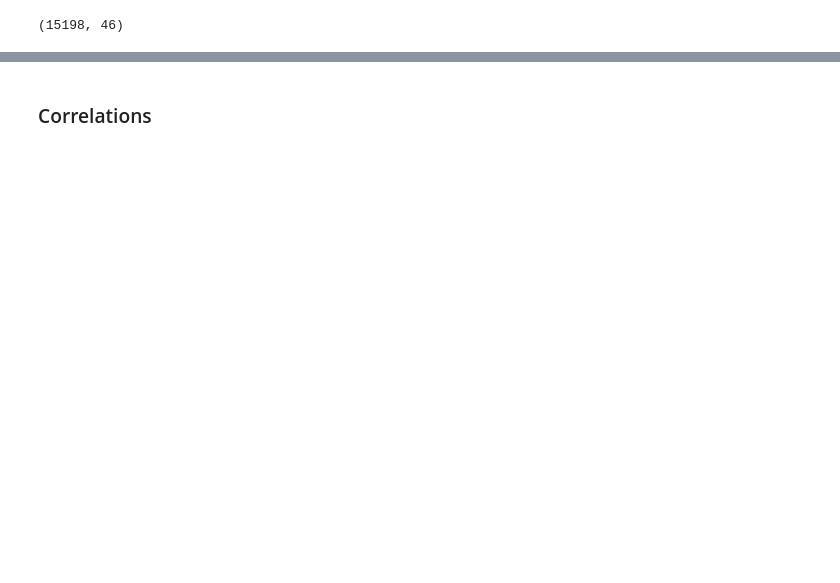
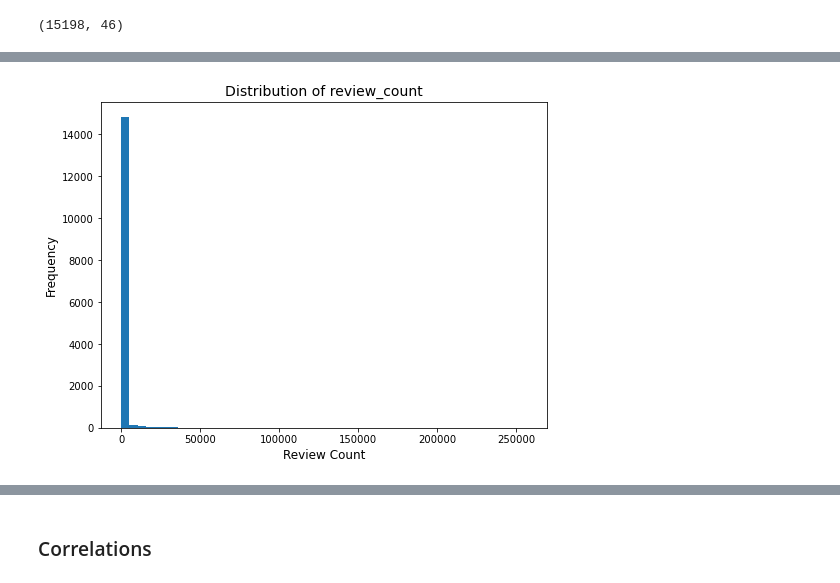
Before and after one commit to kowalskihubert/Google-Places-Clustering, a Jupyter notebook: google_places_EDA.ipynb, the cells around one changed output, grey strips where cells are left out. Drawn from its saved outputs; the diff is of its cells as text; code cells hidden in the pictures; blank space fills up the shorter version.

```diff
--- a/google_places_EDA.ipynb
+++ b/google_places_EDA.ipynb
@@ -384,0 +436,10 @@ data.shape
+# %%
+# Tworzenie histogramu dla kolumny review_count
+plt.figure(figsize=(8, 6))
+plt.hist(data['review_count'], bins = 50)
+plt.title('Distribution of review_count', fontsize=14)
+plt.xlabel('Review Count', fontsize=12)
+plt.ylabel('Frequency', fontsize=12)
+plt.show()
+# %% [output]
+[figure, added]
```
Also changed, not shown: parts of 21 cells of this notebook.
